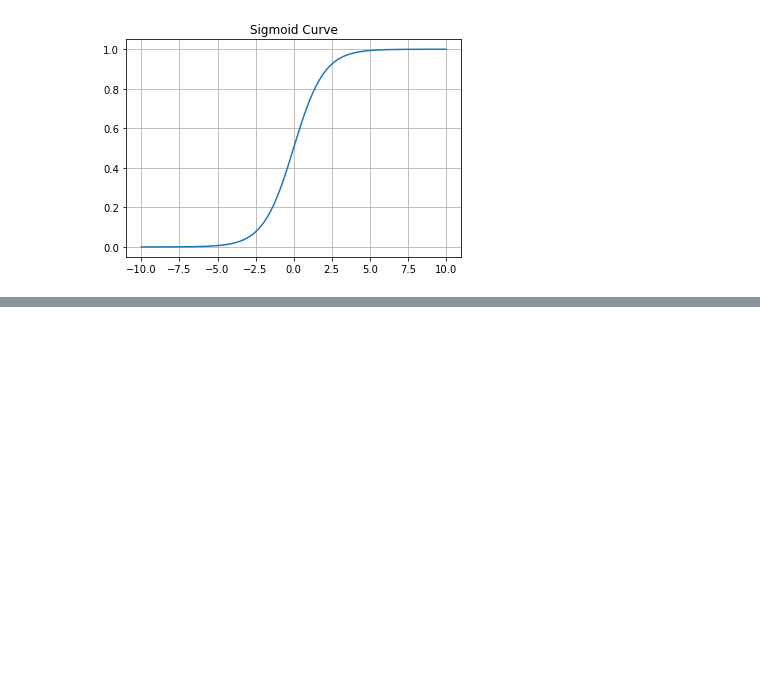
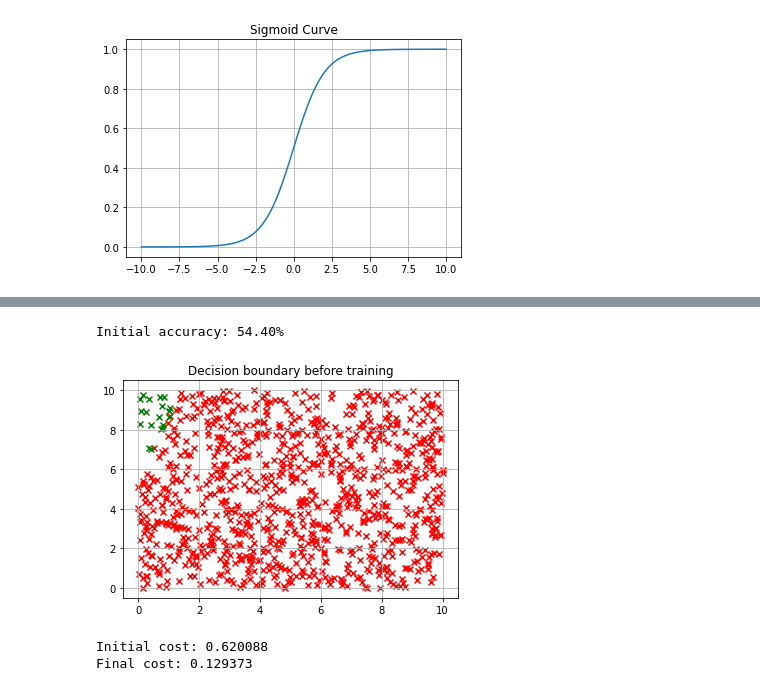
Before and after one commit to ajebulon/machine-learning-study, a Jupyter notebook: Logistic Regression.ipynb, the cells around one changed output, grey strips where cells are left out. Saved outputs shown, nothing was run; the diff lists cells and outputs as text; code cells hidden in the pictures; blank space fills up the shorter version.

```diff
--- a/Logistic Regression.ipynb
+++ b/Logistic Regression.ipynb
@@ -41,3 +41,9 @@ As we can see from figure above, the sigmoid curve is limited between 0 and 1. W
 
 Overall flow of logistic regression is pictured below:
 <img src="img/logistic-regression-fig.png" width=360 height=360 />
+# %%
+# Logistic regression forward pass
+def forward_prop(x, w, b):
+    z = np.matmul(w, x) + b
+    a = sigmoid(z)
+    return a
@@ -43,0 +71,22 @@ Overall flow of logistic regression is pictured below:
+# %%
+# Initialization
+w = np.random.random(size=(1, 2)) - 0.5
+b = np.random.random(size=(1, 1)) - 0.5
+# %%
+# Initial performance
+y_hat = forward_prop(x, w, b)
+y_out = np.zeros(shape=y_hat.shape)
+y_out[0, y_hat[0, :] >= 0.5] = 1
+y_out[0, y_hat[0, :] < 0.5] = 0
+
+plt.figure()
+plt.grid()
+plt.title("Decision boundary before training")
+plt.scatter(x[0, np.argwhere(y_out == 0)[:, 1]], x[1, np.argwhere(y_out == 0)[:, 1]], marker='x', c='red')
+plt.scatter(x[0, np.argwhere(y_out == 1)[:, 1]], x[1, np.argwhere(y_out == 1)[:, 1]], marker='x', c='green')
+
+accuracy = np.mean(y_out == y) * 100
+print("Initial accuracy: {:.2f}%".format(accuracy))
+# %% [output]
+Initial accuracy: 54.40%
+[figure, added]
@@ -43,0 +102,29 @@ Overall flow of logistic regression is pictured below:
+# %%
+# Training
+EPOCH_NM = 10000
+cost_history = [compute_cost(x, y, w, b)]
+
+for epoch in range(EPOCH_NM):
+
+    # Forward propagation
+    y_hat = forward_prop(x, w, b)
+
+    # Backward propagation
+    N = y.shape[1]
+    dJw = 1 / N * np.matmul(y_hat - y, x.T)
+    dJb = 1 / N * np.sum(y_hat - y)
+
+    # Update weight
+    L_RATE = 1e-3
+    w = w - L_RATE * dJw
+    b = b - L_RATE * dJb
+
+    # Check cost
+    cost = compute_cost(x, y, w, b)
+    cost_history.append(cost)
+
+print("Initial cost: {:.6f}".format(cost_history[0]))
+print("Final cost: {:.6f}".format(cost_history[-1]))
+# %% [output]
+Initial cost: 0.620088
+Final cost: 0.129373
```
Also changed, not shown: parts of 5 cells of this notebook, 1 other file.
